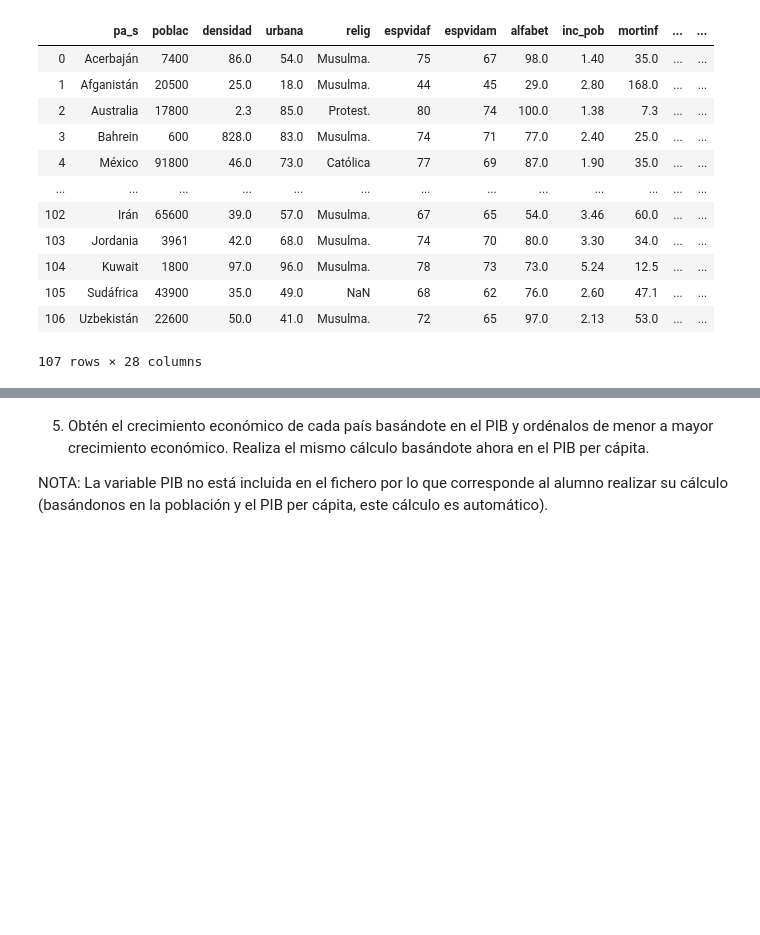
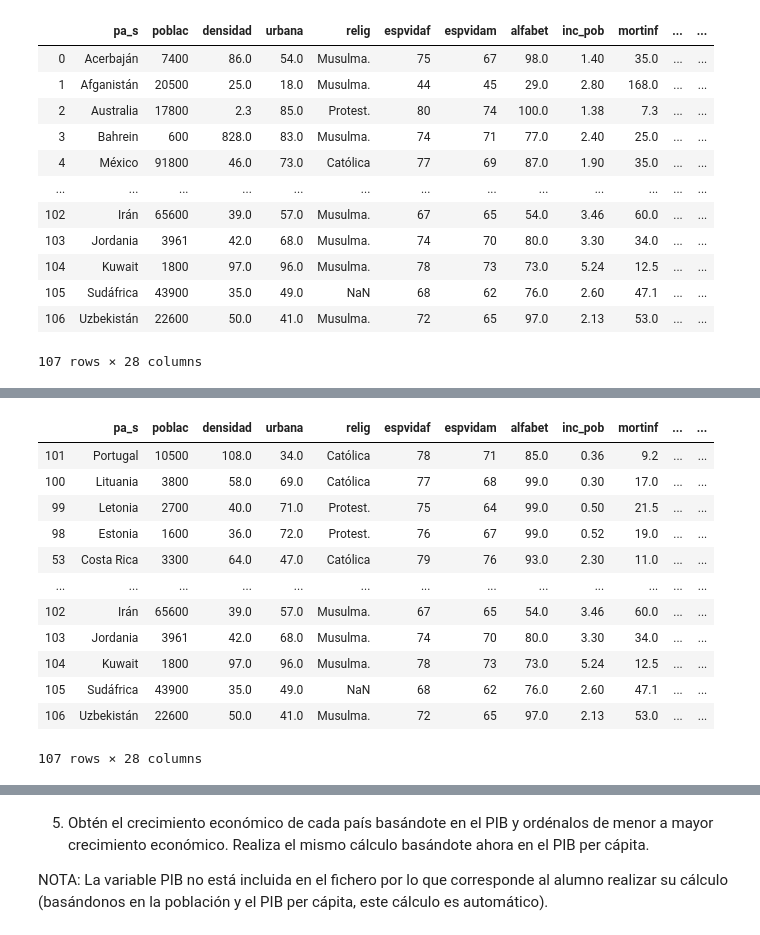
Before and after one commit to AnaFernandezCruz/ProgramacionOrientadaCD, a Jupyter notebook: PracticaPythonModoJesus.ipynb, the cells around one changed output, grey strips where cells are left out. Saved outputs shown, nothing was run; the diff lists cells and outputs as text; code cells hidden in the pictures; blank space fills up the shorter version.

```diff
--- a/PracticaPythonModoJesus.ipynb
+++ b/PracticaPythonModoJesus.ipynb
@@ -214 +216,18 @@ df_merged.sort_values(by=['tasa_nat.Mean', 'tasa_mor.Mean'] ,ascending=False)
 107 rows × 28 columns
+# %%
+dfSort_Mor = df_merged.sort_values(by=['tasa_mor.Mean'] ,ascending=False)
+dfSort_Mor
+# %% [output]
+|  | pa_s | poblac | densidad | urbana | relig | espvidaf | espvidam | alfabet | inc_pob | mortinf | ... | ... |
+| 101 | Portugal | 10500 | 108.0 | 34.0 | Católica | 78 | 71 | 85.0 | 0.36 | 9.2 | ... | ... |
+| 100 | Lituania | 3800 | 58.0 | 69.0 | Católica | 77 | 68 | 99.0 | 0.30 | 17.0 | ... | ... |
+| 99 | Letonia | 2700 | 40.0 | 71.0 | Protest. | 75 | 64 | 99.0 | 0.50 | 21.5 | ... | ... |
+| 98 | Estonia | 1600 | 36.0 | 72.0 | Protest. | 76 | 67 | 99.0 | 0.52 | 19.0 | ... | ... |
+| 53 | Costa Rica | 3300 | 64.0 | 47.0 | Católica | 79 | 76 | 93.0 | 2.30 | 11.0 | ... | ... |
+| ... | ... | ... | ... | ... | ... | ... | ... | ... | ... | ... | ... | ... |
+| 102 | Irán | 65600 | 39.0 | 57.0 | Musulma. | 67 | 65 | 54.0 | 3.46 | 60.0 | ... | ... |
+| 103 | Jordania | 3961 | 42.0 | 68.0 | Musulma. | 74 | 70 | 80.0 | 3.30 | 34.0 | ... | ... |
+| 104 | Kuwait | 1800 | 97.0 | 96.0 | Musulma. | 78 | 73 | 73.0 | 5.24 | 12.5 | ... | ... |
+| 105 | Sudáfrica | 43900 | 35.0 | 49.0 | NaN | 68 | 62 | 76.0 | 2.60 | 47.1 | ... | ... |
+| 106 | Uzbekistán | 22600 | 50.0 | 41.0 | Musulma. | 72 | 65 | 97.0 | 2.13 | 53.0 | ... | ... |
+107 rows × 28 columns
```
Also changed, not shown: parts of 6 cells of this notebook.
